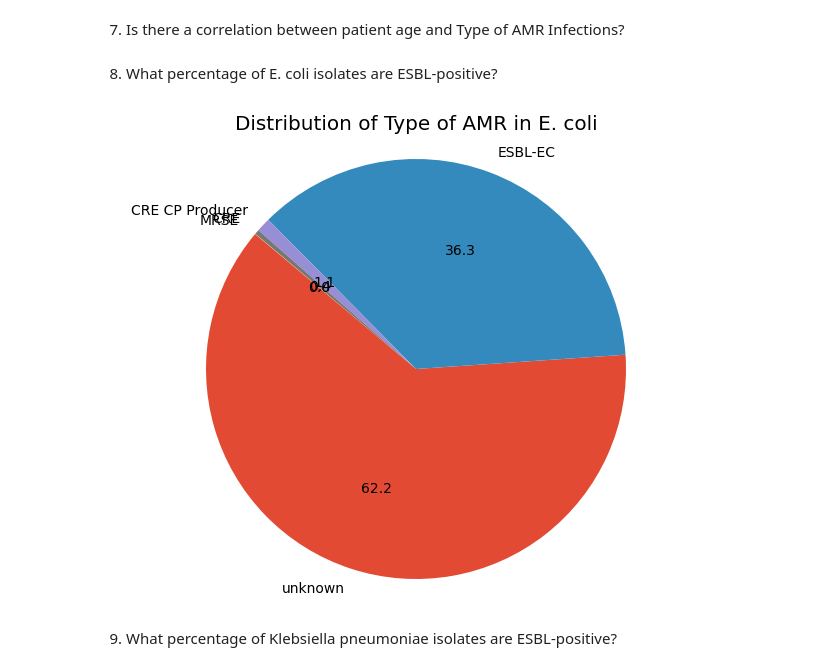
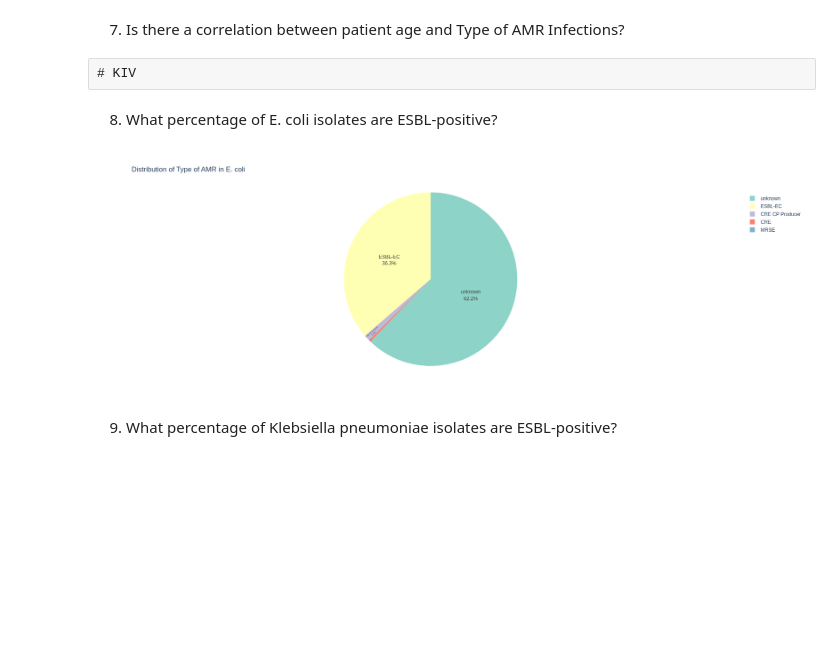
Before and after one commit to ZarulHanifah/aa7e7c, a Jupyter notebook: notebooks/cleaning_data2.ipynb, the cells around one changed output. Saved outputs shown, nothing was run; the diff lists cells and outputs as text; code cells hidden in the pictures; blank space fills up the shorter version.

```diff
--- a/notebooks/cleaning_data2.ipynb
+++ b/notebooks/cleaning_data2.ipynb
@@ -436,2 +613,0 @@ for y in range(2020, 2024):
-# %%
-plt.style.use("ggplot")
@@ -469,27 +663,37 @@ plt.show()
 # %% [markdown]
 7. Is there a correlation between patient age and Type of AMR Infections?
+# %% [raw]
+# KIV
 # %% [markdown]
 8. What percentage of E. coli isolates are ESBL-positive?
 # %%
-ecoli = df.loc[df["Organism"] == "Escherichia coli", :]
-ecoli.loc[:, "Type of AMR"] = ecoli.loc[:, "Type of AMR"].fillna("unknown")
-counts = ecoli["Type of AMR"].value_counts()
+ecoli = df[df["Organism"] == "Escherichia coli"].copy()
+ecoli["Type of AMR"] = ecoli["Type of AMR"].fillna("unknown")
 
-# Plot pie chart
-plt.figure(figsize=(8, 6))
-pie = counts.plot(kind="pie",
-                  autopct='%.1f',  # Apply custom labeling
-                  startangle=140)
+counts = ecoli["Type of AMR"].value_counts().reset_index()
+counts.columns = ["Type of AMR", "Count"]
 
-# Formatting
-plt.title('Distribution of Type of AMR in E. coli')
-plt.ylabel('')
-plt.axis('equal')  # Ensures the pie chart is circular
+# Plotly pie chart
+fig = px.pie(
+    counts,
+    names="Type of AMR",
+    values="Count",
+    title="Distribution of Type of AMR in E. coli",
+    color_discrete_sequence=px.colors.qualitative.Set3,
+    hole=0  # full pie chart, set to 0.3 for donut
+)
 
-# Show plot
-plt.show()
+# Add percentage labels
+fig.update_traces(textinfo="percent+label", textposition="inside")
+
+fig.update_layout(
+    height=600,
+    showlegend=True
+)
+
+fig.show()
 # %% [output]
-[figure, old version]
+[figure, new version]
 # %% [markdown]
 9. What percentage of Klebsiella pneumoniae isolates are ESBL-positive?
 # %%
```
Also changed, not shown: parts of 28 cells of this notebook.
